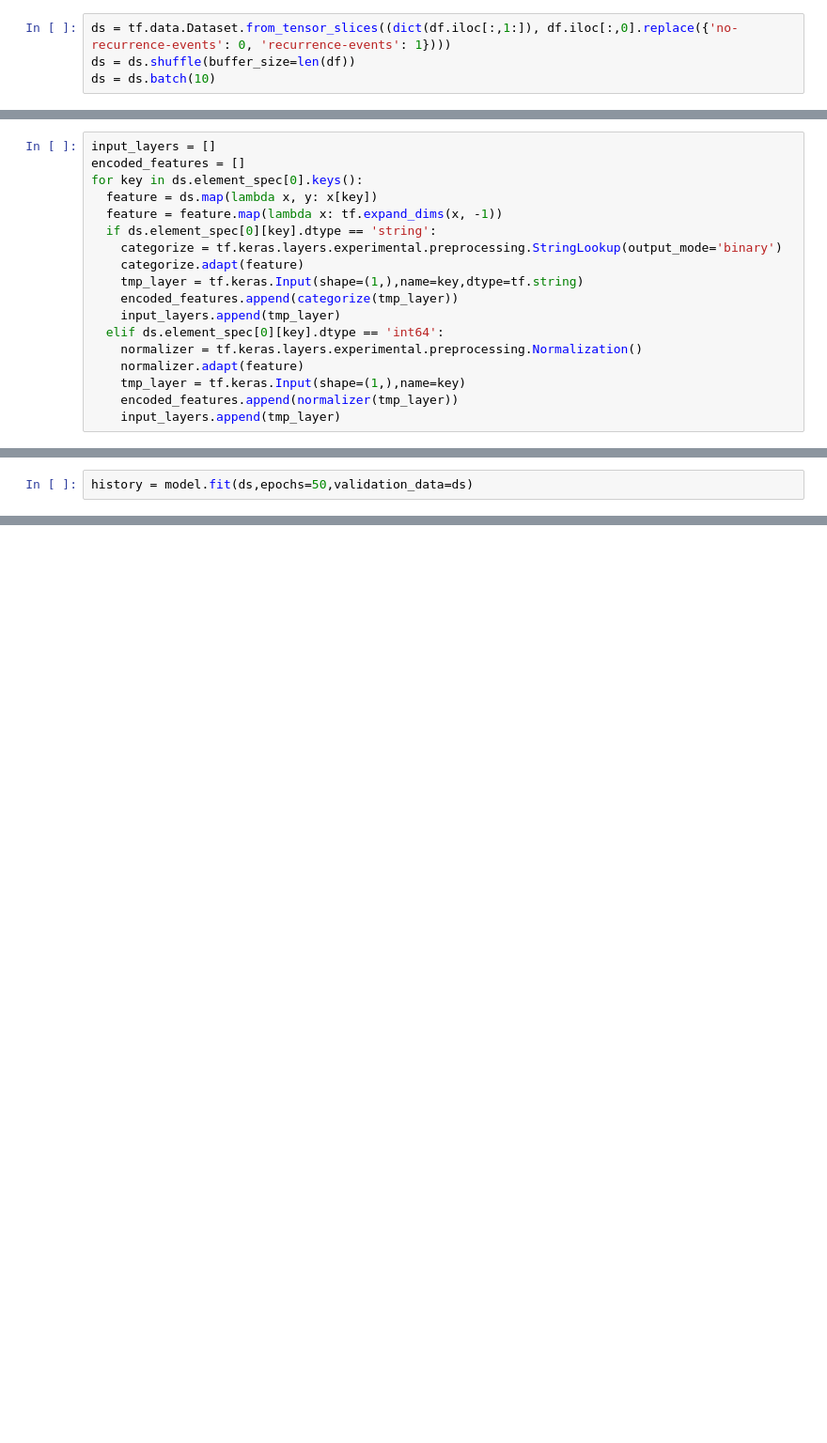
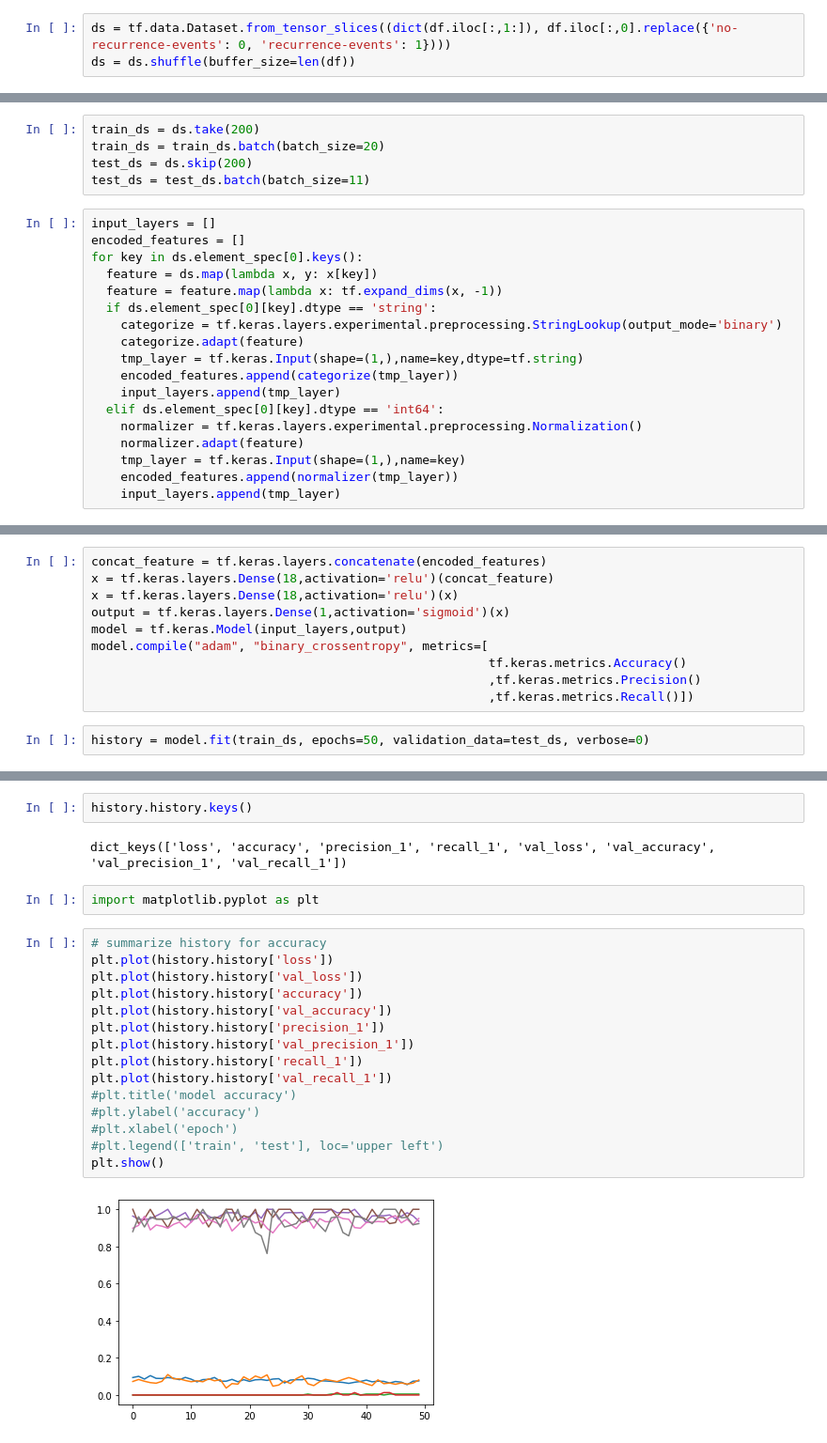
Before and after one commit to deepakra0/tf, a Jupyter notebook: tf_BC_kp_binclass.ipynb, the cells around one changed output, grey strips where cells are left out. Shown: that part at 94% size. Saved outputs shown, nothing was run; the diff lists cells and outputs as text; blank space fills up the shorter version.

```diff
--- a/tf_BC_kp_binclass.ipynb
+++ b/tf_BC_kp_binclass.ipynb
@@ -12,4 +12,3 @@ df.dropna(inplace=True)
 # %%
 ds = tf.data.Dataset.from_tensor_slices((dict(df.iloc[:,1:]), df.iloc[:,0].replace({'no-recurrence-events': 0, 'recurrence-events': 1})))
 ds = ds.shuffle(buffer_size=len(df))
-ds = ds.batch(10)
@@ -54,3 +15,8 @@ AttributeError: ignored
+# %%
+train_ds = ds.take(200)
+train_ds = train_ds.batch(batch_size=20)
+test_ds = ds.skip(200)
+test_ds = test_ds.batch(batch_size=11)
 # %%
 input_layers = []
 encoded_features = []
@@ -82,2 +38,12 @@ model.compile("adam", "binary_crossentropy", metrics=["accuracy"])
+# %%
+concat_feature = tf.keras.layers.concatenate(encoded_features)
+x = tf.keras.layers.Dense(18,activation='relu')(concat_feature)
+x = tf.keras.layers.Dense(18,activation='relu')(x)
+output = tf.keras.layers.Dense(1,activation='sigmoid')(x)
+model = tf.keras.Model(input_layers,output)
+model.compile("adam", "binary_crossentropy", metrics=[
+                                                      tf.keras.metrics.Accuracy()
+                                                      ,tf.keras.metrics.Precision()
+                                                      ,tf.keras.metrics.Recall()])
 # %%
-history = model.fit(ds,epochs=50,validation_data=ds)
+history = model.fit(train_ds, epochs=50, validation_data=test_ds, verbose=0)
@@ -101,0 +62,23 @@ Epoch 50/50
+# %%
+history.history.keys()
+# %% [output]
+dict_keys(['loss', 'accuracy', 'precision_1', 'recall_1', 'val_loss', 'val_accuracy', 'val_precision_1', 'val_recall_1'])
+# %%
+import matplotlib.pyplot as plt
+# %%
+# summarize history for accuracy
+plt.plot(history.history['loss'])
+plt.plot(history.history['val_loss'])
+plt.plot(history.history['accuracy'])
+plt.plot(history.history['val_accuracy'])
+plt.plot(history.history['precision_1'])
+plt.plot(history.history['val_precision_1'])
+plt.plot(history.history['recall_1'])
+plt.plot(history.history['val_recall_1'])
+#plt.title('model accuracy')
+#plt.ylabel('accuracy')
+#plt.xlabel('epoch')
+#plt.legend(['train', 'test'], loc='upper left')
+plt.show()
+# %% [output]
+[figure, added]
```
Also changed, not shown: parts of 17 cells of this notebook.
